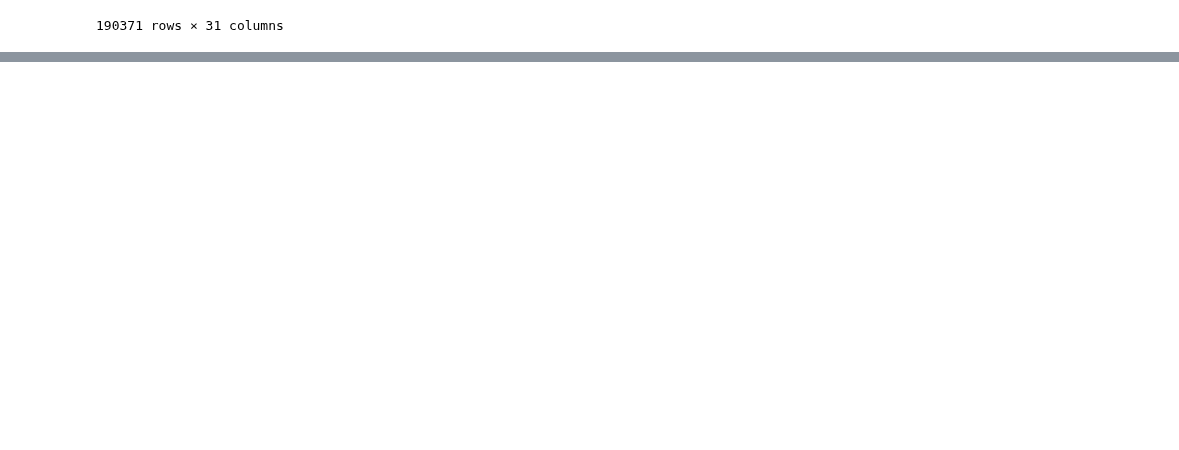
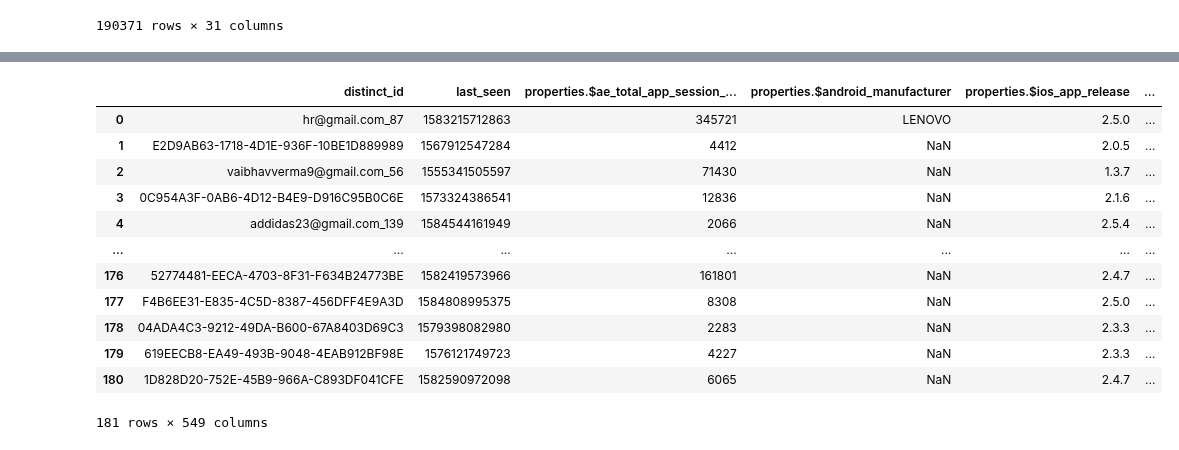
Before and after one commit to prkrishnan1/Simmer_DSS_SP20_Project_1, a Jupyter notebook: EDA.ipynb, the cells around one changed output, grey strips where cells are left out. Saved outputs shown, nothing was run; the diff lists cells and outputs as text; code cells hidden in the pictures; blank space fills up the shorter version.

Commit message:
people dataset added

```diff
--- a/EDA.ipynb
+++ b/EDA.ipynb
@@ -167,0 +229,18 @@ past7Months
+# %%
+peopleDF = pd.read_csv('People_Sample.csv')
+# %%
+peopleDF
+# %% [output]
+|  | distinct_id | last_seen | properties.$ae_total_app_session_... | properties.$android_manufacturer | properties.$ios_app_release | ... |
+| 0 | hr@gmail.com_87 | 1583215712863 | 345721 | LENOVO | 2.5.0 | ... |
+| 1 | E2D9AB63-1718-4D1E-936F-10BE1D889989 | 1567912547284 | 4412 | NaN | 2.0.5 | ... |
+| 2 | vaibhavverma9@gmail.com_56 | 1555341505597 | 71430 | NaN | 1.3.7 | ... |
+| 3 | 0C954A3F-0AB6-4D12-B4E9-D916C95B0C6E | 1573324386541 | 12836 | NaN | 2.1.6 | ... |
+| 4 | addidas23@gmail.com_139 | 1584544161949 | 2066 | NaN | 2.5.4 | ... |
+| ... | ... | ... | ... | ... | ... | ... |
+| 176 | 52774481-EECA-4703-8F31-F634B24773BE | 1582419573966 | 161801 | NaN | 2.4.7 | ... |
+| 177 | F4B6EE31-E835-4C5D-8387-456DFF4E9A3D | 1584808995375 | 8308 | NaN | 2.5.0 | ... |
+| 178 | 04ADA4C3-9212-49DA-B600-67A8403D69C3 | 1579398082980 | 2283 | NaN | 2.3.3 | ... |
+| 179 | 619EECB8-EA49-493B-9048-4EAB912BF98E | 1576121749723 | 4227 | NaN | 2.3.3 | ... |
+| 180 | 1D828D20-752E-45B9-966A-C893DF041CFE | 1582590972098 | 6065 | NaN | 2.4.7 | ... |
+181 rows × 549 columns
```
Also changed, not shown: parts of 7 cells of this notebook.
